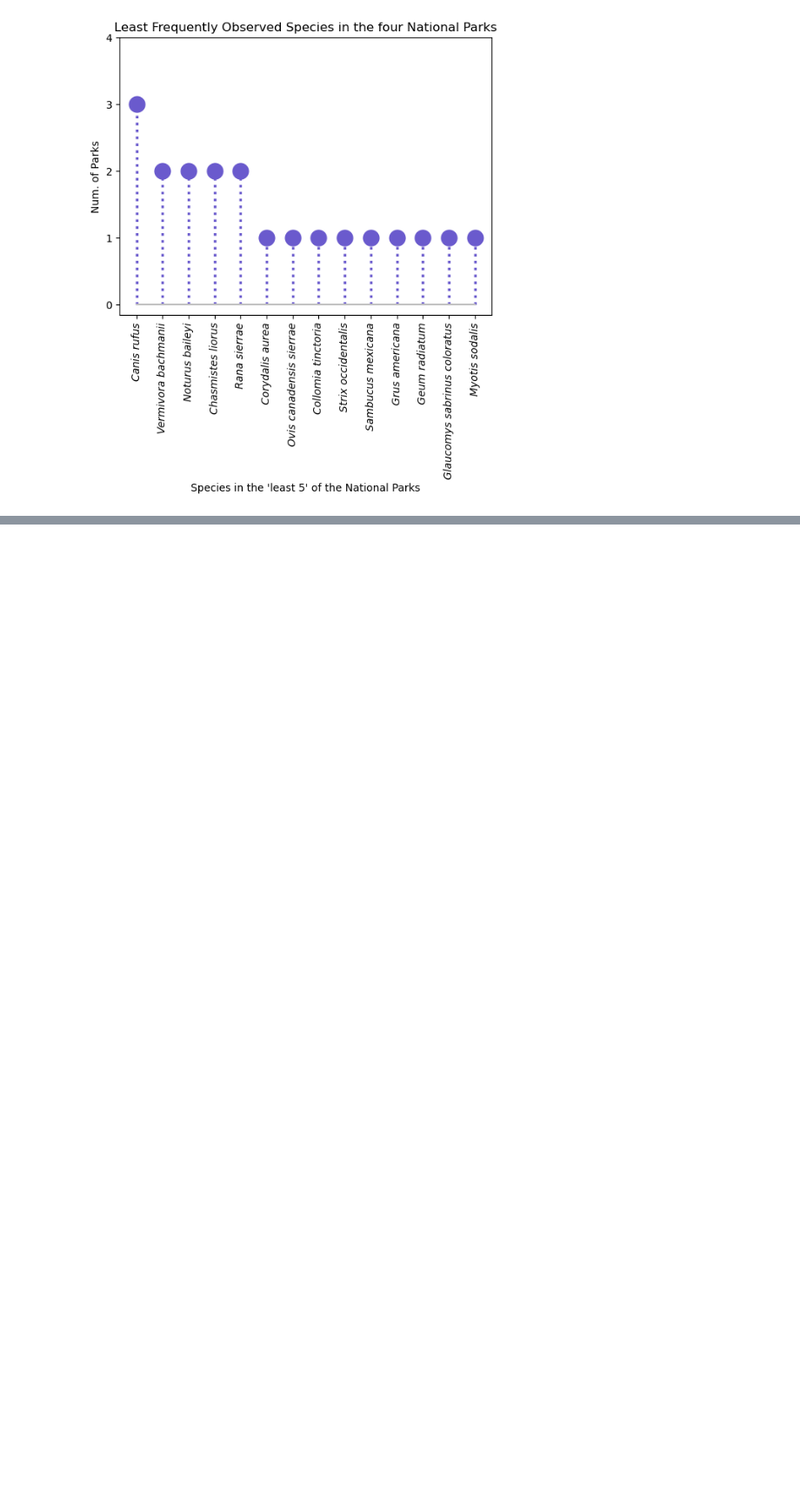
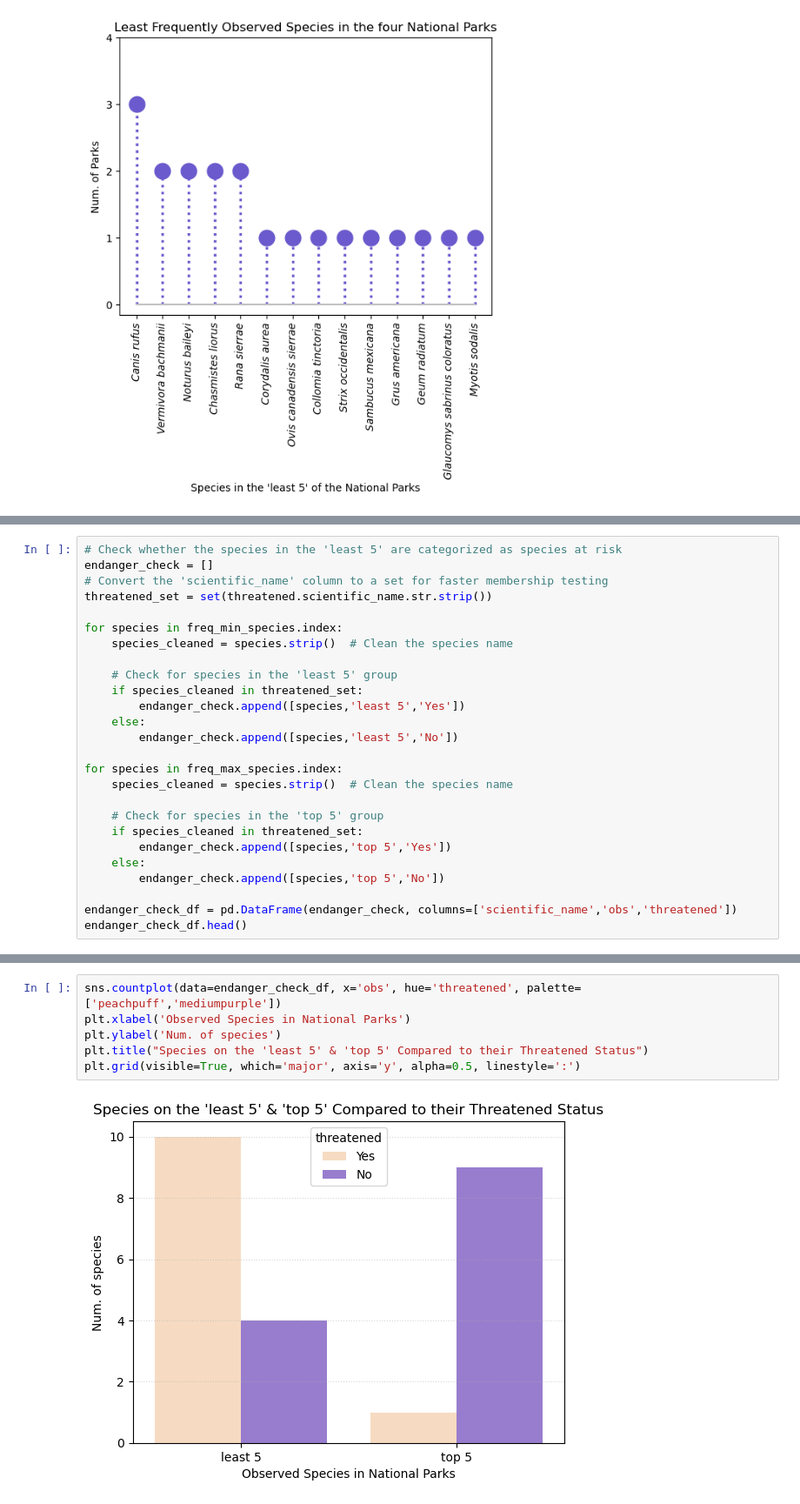
Before and after one commit to CrisFC4/Biodiversity_project, a Jupyter notebook: biodiversity_starter/biodiversity.ipynb, the cells around one changed output, grey strips where cells are left out. Shown: that part at 87% size. Saved outputs shown, nothing was run; the diff lists cells and outputs as text; blank space fills up the shorter version.

Commit message:
Analysis Top5 Least5 2

```diff
--- a/biodiversity_starter/biodiversity.ipynb
+++ b/biodiversity_starter/biodiversity.ipynb
@@ -687,0 +699,26 @@ Text(0.5, 0, "Species in the 'least 5' of the National Parks")
+# %%
+# Check whether the species in the 'least 5' are categorized as species at risk
+endanger_check = []
+# Convert the 'scientific_name' column to a set for faster membership testing
+threatened_set = set(threatened.scientific_name.str.strip())
+
+for species in freq_min_species.index:
+    species_cleaned = species.strip()  # Clean the species name
+
+    # Check for species in the 'least 5' group
+    if species_cleaned in threatened_set:
+        endanger_check.append([species,'least 5','Yes'])
+    else:
+        endanger_check.append([species,'least 5','No'])
+
+for species in freq_max_species.index:
+    species_cleaned = species.strip()  # Clean the species name
+
+    # Check for species in the 'top 5' group
+    if species_cleaned in threatened_set:
+        endanger_check.append([species,'top 5','Yes'])
+    else:
+        endanger_check.append([species,'top 5','No'])
+
+endanger_check_df = pd.DataFrame(endanger_check, columns=['scientific_name','obs','threatened'])
+endanger_check_df.head()
@@ -687,0 +732,8 @@ Text(0.5, 0, "Species in the 'least 5' of the National Parks")
+# %%
+sns.countplot(data=endanger_check_df, x='obs', hue='threatened', palette=['peachpuff','mediumpurple'])
+plt.xlabel('Observed Species in National Parks')
+plt.ylabel('Num. of species')
+plt.title("Species on the 'least 5' & 'top 5' Compared to their Threatened Status")
+plt.grid(visible=True, which='major', axis='y', alpha=0.5, linestyle=':')
+# %% [output]
+[figure, added]
```
Also changed, not shown: parts of 5 cells of this notebook.
